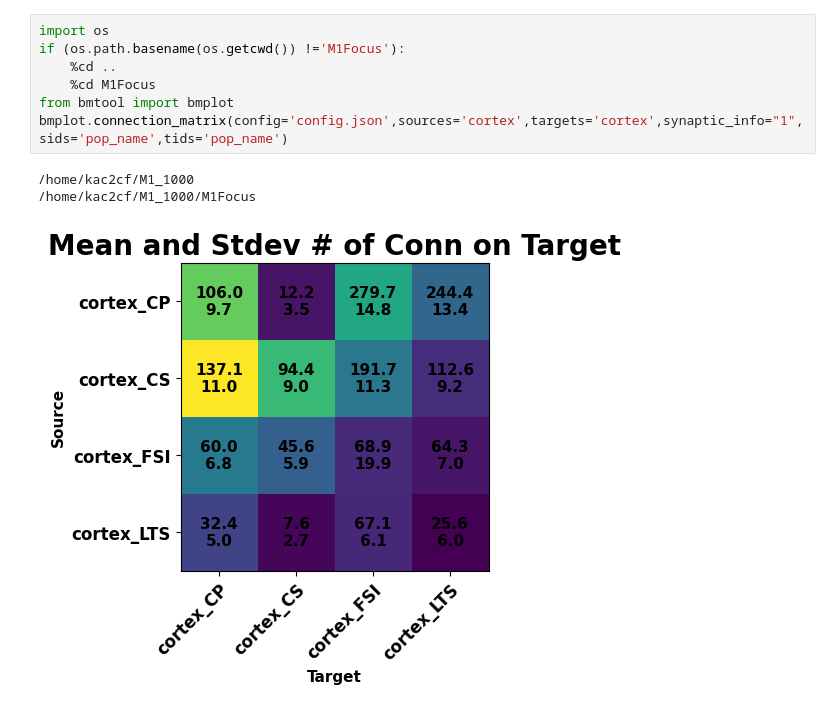
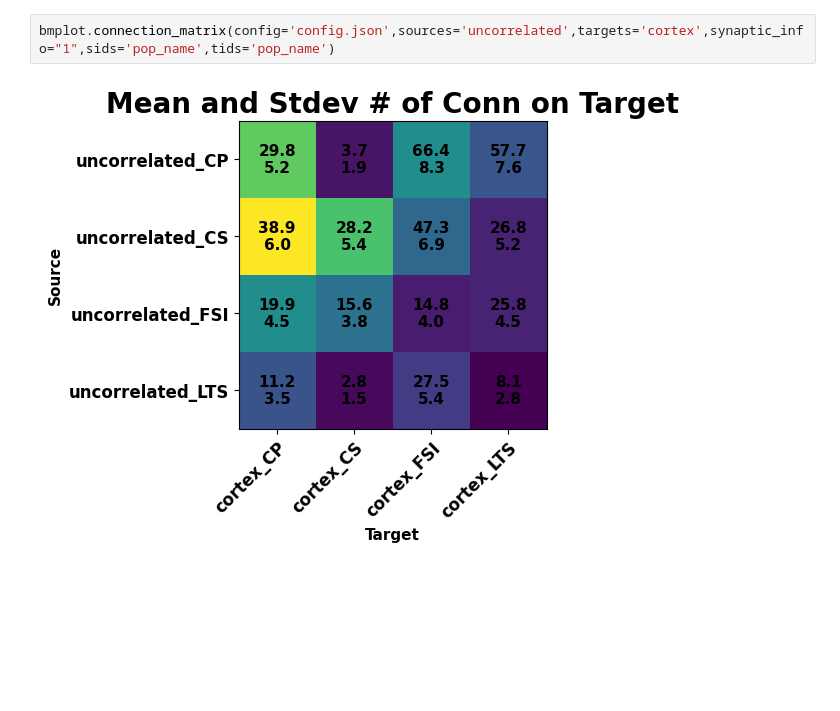
Before and after one commit to KhuramC/M1-1000, a Jupyter notebook: Analysis/connect.ipynb, the cells around one changed output. Drawn from its saved outputs; the diff is of its cells as text; blank space fills up the shorter version.

Commit message:
added uncorrelated network
Specifically, added a network 'uncorrelated' to provide uncorrelated input. As a result, the bio cells have the same percent connectivity as the D model now.

```diff
--- a/Analysis/connect.ipynb
+++ b/Analysis/connect.ipynb
@@ -11,11 +13,4 @@ bmplot.connection_matrix(config='config.json',sources='cortex',targets='cortex',
 # %%
-import os
-if (os.path.basename(os.getcwd()) !='M1Focus'):
-    %cd ..
-    %cd M1Focus
-from bmtool import bmplot
-bmplot.connection_matrix(config='config.json',sources='cortex',targets='cortex',synaptic_info="1",sids='pop_name',tids='pop_name')
+bmplot.connection_matrix(config='config.json',sources='uncorrelated',targets='cortex',synaptic_info="1",sids='pop_name',tids='pop_name')
 # %% [output]
-/home/kac2cf/M1_1000
-/home/kac2cf/M1_1000/M1Focus
-[figure, old version]
+[figure, new version]
```
Also changed, not shown: parts of 3 cells of this notebook, 2 other files.
